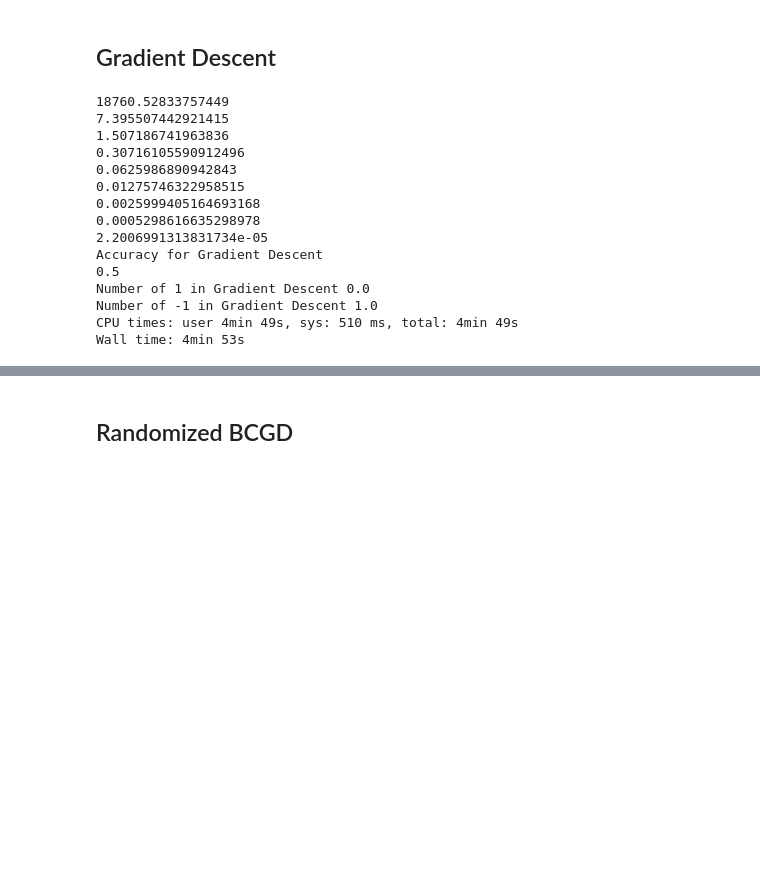
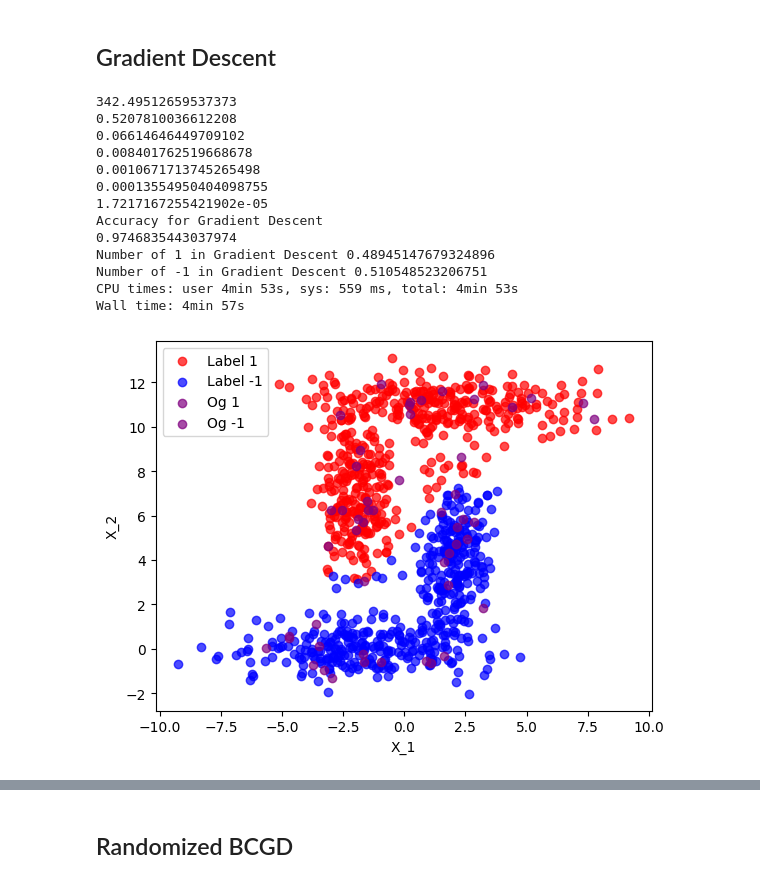
Before and after one commit to ValerioRocca/Optimization-HW1, a Jupyter notebook: Homework.ipynb, the cells around one changed output, grey strips where cells are left out. Cells and saved outputs as stored; diff of their text form; code cells hidden in the pictures; blank space fills up the shorter version.

```diff
--- a/Homework.ipynb
+++ b/Homework.ipynb
@@ -161,8 +183,8 @@ print(L)
 # Threshold selector
 def threshold_sel(y_lab_norm):
     y_lab_out = np.copy(y_lab_norm)
-    y_lab_out[y_lab_out < 0.5] = -1
-    y_lab_out[y_lab_out >= 0.5] = 1
+    y_lab_out[y_lab_out < 0] = -1
+    y_lab_out[y_lab_out >= 0] = 1
     return y_lab_out
 # %% [markdown]
 ## Gradient Descent
@@ -172,10 +194,10 @@ def gradient(lab_samples, unlab_samples, w=w, w_bar=w_bar):
     for j in range(np.shape(unlab_samples)[0]):  # Da 0 a 947
         grad = 0
         for i in range(np.shape(lab_samples)[0]):
-            grad += w[j][i] * (unlab_samples[j][2] - lab_samples[i][2])
+            grad += 2 * w[j][i] * (unlab_samples[j][2] - lab_samples[i][2])
         for i in range(np.shape(unlab_samples)[0]):
             grad += w_bar[j][i] * (unlab_samples[j][2] - unlab_samples[i][2])
-        grads.append(2 * grad)  # / (np.shape(lab_samples)[0] + np.shape(unlab_samples)[0])) #GRADIENT+NORMALIZATION
+        grads.append(grad) #/ (np.shape(lab_samples)[0] + np.shape(unlab_samples)[0])) #GRADIENT+NORMALIZATION
     return np.array(grads)
 # %%
 def gradient_descent(lab_samples, unlab_samples, alpha=1/L, epochs=1000):
@@ -195,37 +217,62 @@ def gradient_descent(lab_samples, unlab_samples, alpha=1/L, epochs=1000):
 
         y_lab[:,2] -= alpha * grads
 
+
         if(i % 50 == 0):
           print(np.linalg.norm(grads))
-          y_list.append(y_lab[2])
+          y_list.append(y_lab[:,2])
           elapsed_time = time.time() - start_time
           time_list.append(elapsed_time)
 
     return y_lab[:,2], np.array(y_list), np.array(time_list)
 # %%
 %%time
-y_lab_gd, y_list_gd, time_list_gd = gradient_descent(labeled_samples, random_unlabeled)
+#y_lab_gd, y_list_gd, time_list_gd = gradient_descent(labeled_samples, random_unlabeled)
+y_lab_gd, y_list_gd, time_list_gd = gradient_descent(labeled_samples, unlabeled_samples)
 y_lab_gd_p = threshold_sel(y_lab_gd)
 print("Accuracy for Gradient Descent")
 print(accuracy_score(true_unlab, y_lab_gd_p))
 print("Number of 1 in Gradient Descent {}".format(np.sum(y_lab_gd_p == 1) / len(y_lab_gd_p)))
 print("Number of -1 in Gradient Descent {}".format(np.sum(y_lab_gd_p == -1) / len(y_lab_gd_p)))
 # %% [output]
-18760.52833757449
-7.395507442921415
-1.507186741963836
-0.30716105590912496
-0.0625986890942843
-0.01275746322958515
-0.0025999405164693168
-0.0005298616635298978
-2.2006991313831734e-05
+342.49512659537373
+0.5207810036612208
+0.06614646449709102
+0.008401762519668678
+0.0010671713745265498
+0.00013554950404098755
+1.7217167255421902e-05
 Accuracy for Gradient Descent
-0.5
-Number of 1 in Gradient Descent 0.0
-Number of -1 in Gradient Descent 1.0
-CPU times: user 4min 49s, sys: 510 ms, total: 4min 49s
-Wall time: 4min 53s
+0.9746835443037974
+Number of 1 in Gradient Descent 0.48945147679324896
+Number of -1 in Gradient Descent 0.510548523206751
+CPU times: user 4min 53s, sys: 559 ms, total: 4min 53s
+Wall time: 4min 57s
+# %%
+a = np.copy(unlabeled_samples)
+result = threshold_sel(-y_lab_gd)
+for i in range(len(a)):
+  a[i,2] = result[i]
+
+
+b = a[a[:, 2] == 1]
+c = a[a[:, 2] == -1]
+
+# Plot the samples of each class with a different color and marker
+plt.scatter(b[:, 0], b[:, 1], color='red', label='Label 1', alpha=0.7)
+plt.scatter(c[:, 0], c[:, 1], color='blue', label='Label -1', alpha=0.7)
+plt.scatter(class1_samples[:, 0], class1_samples[:, 1], color='purple', label='Og 1', alpha=0.7)
+plt.scatter(class2_samples[:, 0], class2_samples[:, 1], color='purple', label='Og -1', alpha=0.7)
+
+# Add legend and axis labels
+plt.legend()
+plt.xlabel('X_1')
+plt.ylabel('X_2')
+
+# Show the plot
+plt.show()
+# %% [output]
+[figure, added]
 # %%
 accuracy_list_gd = []
 for i in y_list_gd:
```
Also changed, not shown: parts of 7 cells of this notebook.
